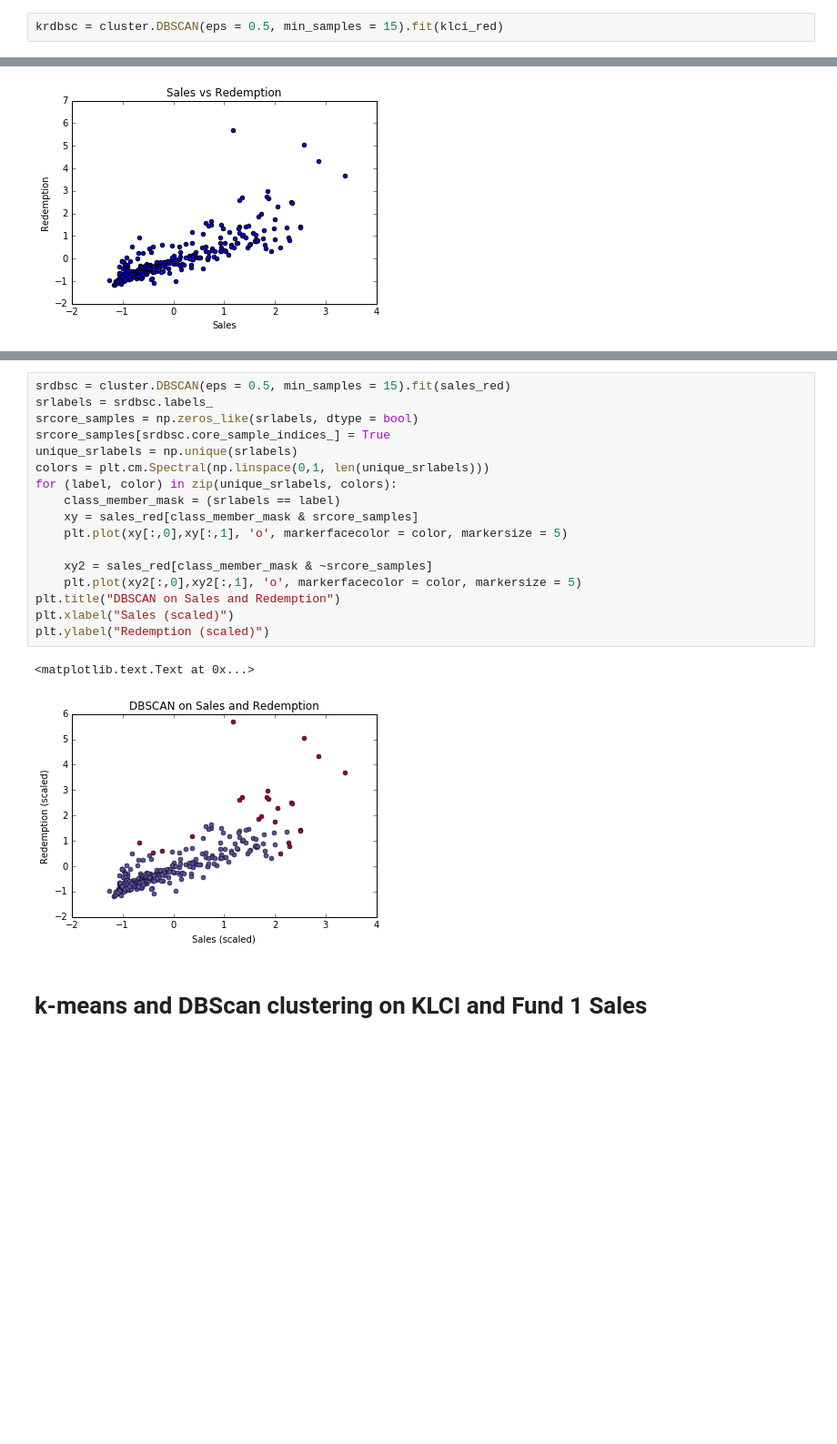
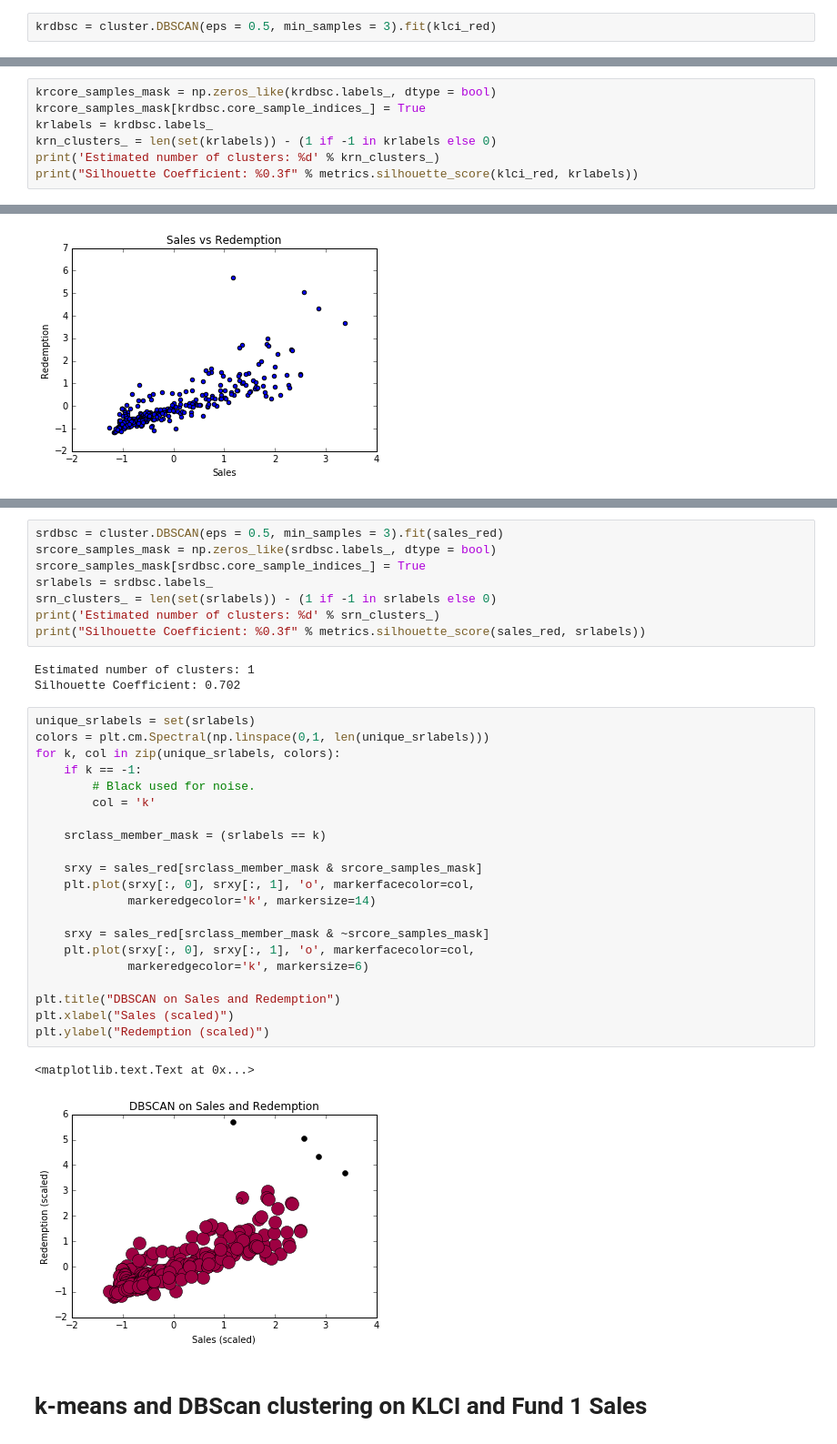
Before and after one commit to syafiquehab/Fund1, a Jupyter notebook: Fund 1 - Clustering.ipynb, the cells around one changed output, grey strips where cells are left out. Shown at 91% size. Cells and saved outputs as stored; diff of their text form; blank space fills up the shorter version.

```diff
--- a/Fund 1 - Clustering.ipynb
+++ b/Fund 1 - Clustering.ipynb
@@ -147,2 +128,2 @@ plt.scatter(kr.keys(), kr.values())
 # %%
-krdbsc = cluster.DBSCAN(eps = 0.5, min_samples = 15).fit(klci_red)
+krdbsc = cluster.DBSCAN(eps = 0.5, min_samples = 3).fit(klci_red)
@@ -170,0 +130,7 @@ array([ 0,  0,  0,  0,  0,  0,  0,  0,  0,  0,  0,  0,  0,  0,  0,  0,  0,
+# %%
+krcore_samples_mask = np.zeros_like(krdbsc.labels_, dtype = bool)
+krcore_samples_mask[krdbsc.core_sample_indices_] = True
+krlabels = krdbsc.labels_
+krn_clusters_ = len(set(krlabels)) - (1 if -1 in krlabels else 0)
+print('Estimated number of clusters: %d' % krn_clusters_)
+print("Silhouette Coefficient: %0.3f" % metrics.silhouette_score(klci_red, krlabels))
@@ -244,23 +219,38 @@ plt.scatter(sr.keys(), sr.values())
+# %%
+srdbsc = cluster.DBSCAN(eps = 0.5, min_samples = 3).fit(sales_red)
+srcore_samples_mask = np.zeros_like(srdbsc.labels_, dtype = bool)
+srcore_samples_mask[srdbsc.core_sample_indices_] = True
+srlabels = srdbsc.labels_
+srn_clusters_ = len(set(srlabels)) - (1 if -1 in srlabels else 0)
+print('Estimated number of clusters: %d' % srn_clusters_)
+print("Silhouette Coefficient: %0.3f" % metrics.silhouette_score(sales_red, srlabels))
+# %% [output]
+Estimated number of clusters: 1
+Silhouette Coefficient: 0.702
 # %%
-srdbsc = cluster.DBSCAN(eps = 0.5, min_samples = 15).fit(sales_red)
-srlabels = srdbsc.labels_
-srcore_samples = np.zeros_like(srlabels, dtype = bool)
-srcore_samples[srdbsc.core_sample_indices_] = True
-unique_srlabels = np.unique(srlabels)
+unique_srlabels = set(srlabels)
 colors = plt.cm.Spectral(np.linspace(0,1, len(unique_srlabels)))
-for (label, color) in zip(unique_srlabels, colors):
-    class_member_mask = (srlabels == label)
-    xy = sales_red[class_member_mask & srcore_samples]
-    plt.plot(xy[:,0],xy[:,1], 'o', markerfacecolor = color, markersize = 5)
+for k, col in zip(unique_srlabels, colors):
+    if k == -1:
+        # Black used for noise.
+        col = 'k'
 
-    xy2 = sales_red[class_member_mask & ~srcore_samples]
-    plt.plot(xy2[:,0],xy2[:,1], 'o', markerfacecolor = color, markersize = 5)
+    srclass_member_mask = (srlabels == k)
+
+    srxy = sales_red[srclass_member_mask & srcore_samples_mask]
+    plt.plot(srxy[:, 0], srxy[:, 1], 'o', markerfacecolor=col,
+             markeredgecolor='k', markersize=14)
+
+    srxy = sales_red[srclass_member_mask & ~srcore_samples_mask]
+    plt.plot(srxy[:, 0], srxy[:, 1], 'o', markerfacecolor=col,
+             markeredgecolor='k', markersize=6)
+
 plt.title("DBSCAN on Sales and Redemption")
 plt.xlabel("Sales (scaled)")
 plt.ylabel("Redemption (scaled)")
 # %% [output]
 <matplotlib.text.Text at 0x...>
-[figure, old version]
+[figure, new version]
 # %% [markdown]
 # k-means and DBScan clustering on KLCI and Fund 1 Sales
 # %%
```
Also changed, not shown: parts of 15 cells of this notebook, 6 other files.
